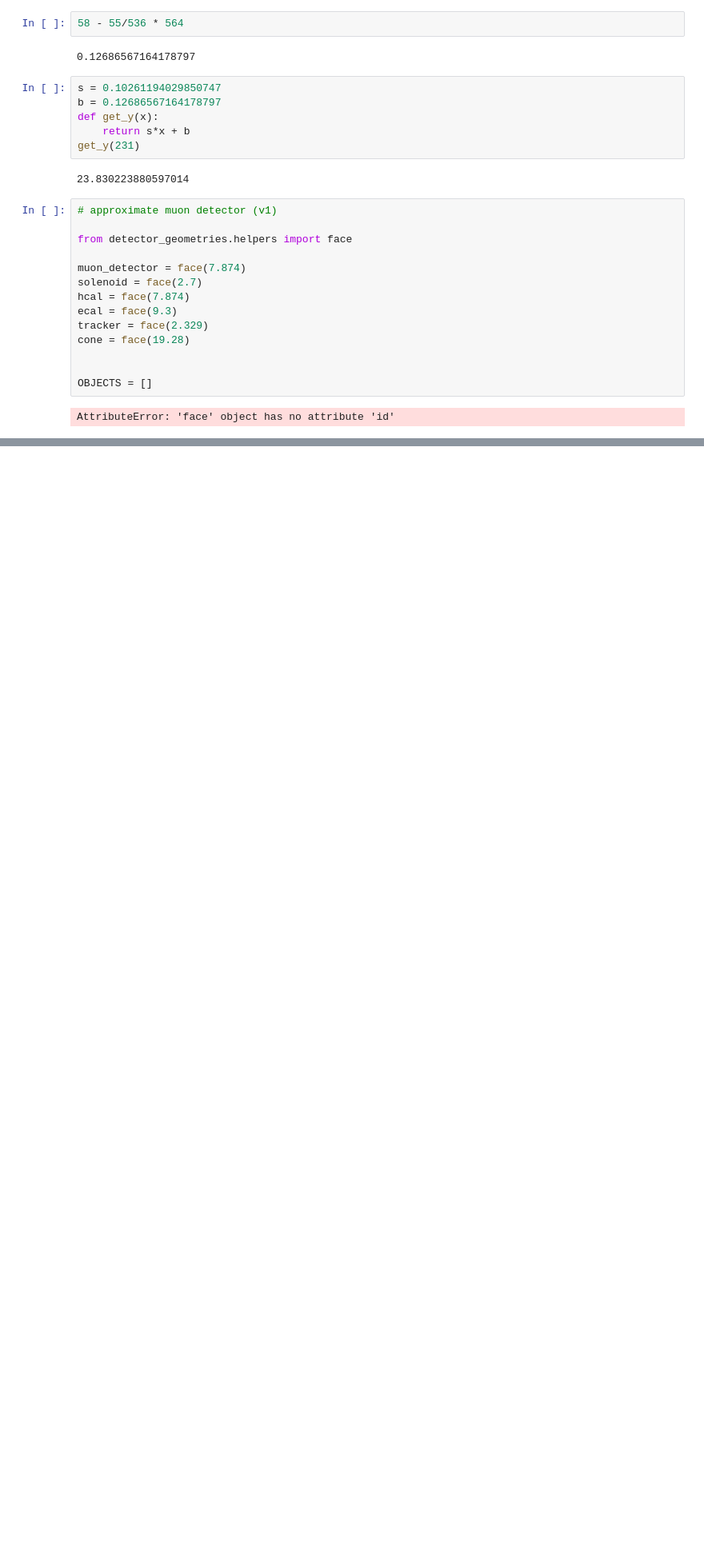
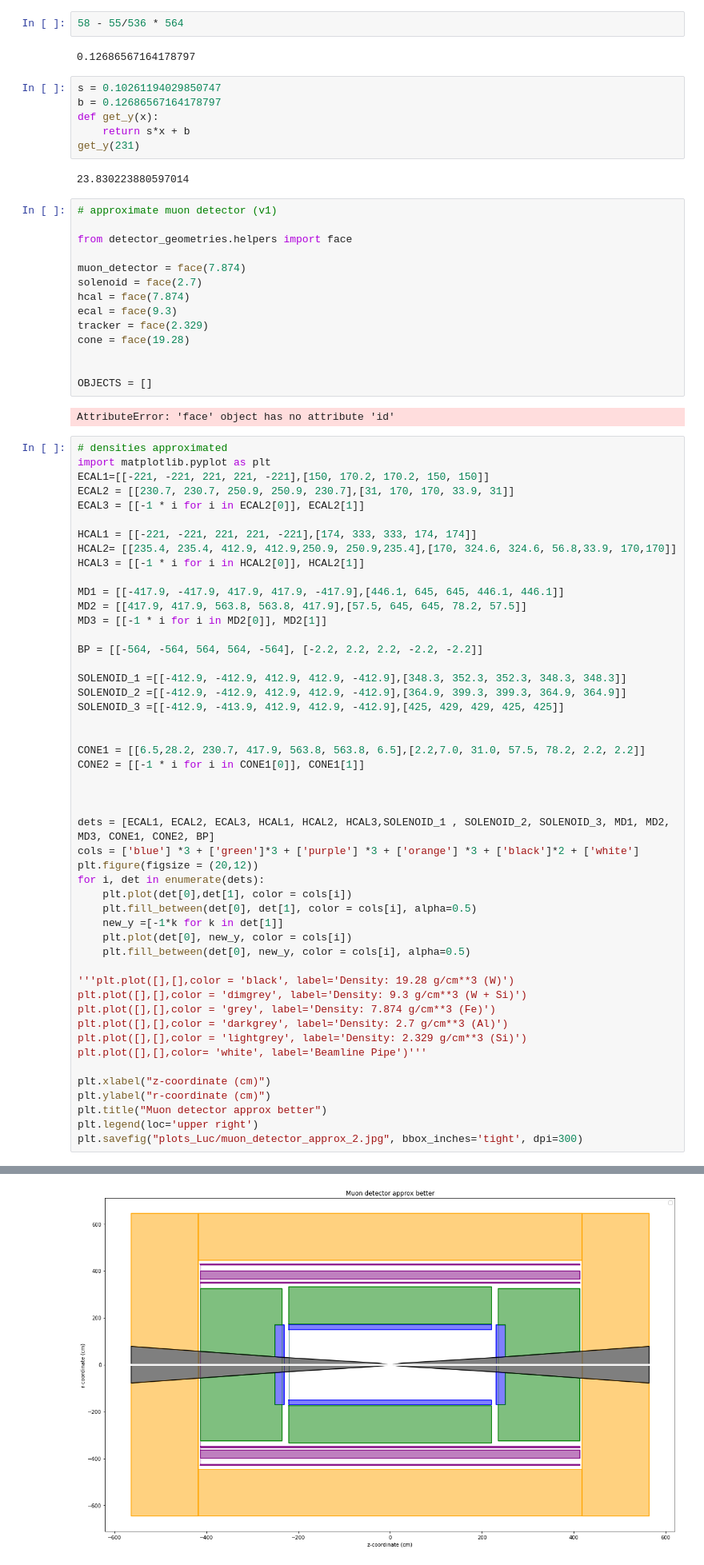
Before and after one commit to mhostert/BIN_MC, a Jupyter notebook: geometry.ipynb, the cells around one changed output, grey strips where cells are left out. Shown at 80% size. Drawn from its saved outputs; the diff is of its cells as text; blank space fills up the shorter version.

```diff
--- a/geometry.ipynb
+++ b/geometry.ipynb
@@ -243,3 +243,53 @@ OBJECTS = []
 # %%
 # %% [output]
 AttributeError: 'face' object has no attribute 'id'
+# %%
+# densities approximated
+import matplotlib.pyplot as plt
+ECAL1=[[-221, -221, 221, 221, -221],[150, 170.2, 170.2, 150, 150]]
+ECAL2 = [[230.7, 230.7, 250.9, 250.9, 230.7],[31, 170, 170, 33.9, 31]]
+ECAL3 = [[-1 * i for i in ECAL2[0]], ECAL2[1]]
+
+HCAL1 = [[-221, -221, 221, 221, -221],[174, 333, 333, 174, 174]]
+HCAL2= [[235.4, 235.4, 412.9, 412.9,250.9, 250.9,235.4],[170, 324.6, 324.6, 56.8,33.9, 170,170]]
+HCAL3 = [[-1 * i for i in HCAL2[0]], HCAL2[1]]
+
+MD1 = [[-417.9, -417.9, 417.9, 417.9, -417.9],[446.1, 645, 645, 446.1, 446.1]]
+MD2 = [[417.9, 417.9, 563.8, 563.8, 417.9],[57.5, 645, 645, 78.2, 57.5]]
+MD3 = [[-1 * i for i in MD2[0]], MD2[1]]
+
+BP = [[-564, -564, 564, 564, -564], [-2.2, 2.2, 2.2, -2.2, -2.2]]
+
+SOLENOID_1 =[[-412.9, -412.9, 412.9, 412.9, -412.9],[348.3, 352.3, 352.3, 348.3, 348.3]]
+SOLENOID_2 =[[-412.9, -412.9, 412.9, 412.9, -412.9],[364.9, 399.3, 399.3, 364.9, 364.9]]
+SOLENOID_3 =[[-412.9, -413.9, 412.9, 412.9, -412.9],[425, 429, 429, 425, 425]]
+
+
+CONE1 = [[6.5,28.2, 230.7, 417.9, 563.8, 563.8, 6.5],[2.2,7.0, 31.0, 57.5, 78.2, 2.2, 2.2]]
+CONE2 = [[-1 * i for i in CONE1[0]], CONE1[1]]
+
+
+
+dets = [ECAL1, ECAL2, ECAL3, HCAL1, HCAL2, HCAL3,SOLENOID_1 , SOLENOID_2, SOLENOID_3, MD1, MD2, MD3, CONE1, CONE2, BP]
+cols = ['blue'] *3 + ['green']*3 + ['purple'] *3 + ['orange'] *3 + ['black']*2 + ['white']
+plt.figure(figsize = (20,12))
+for i, det in enumerate(dets):
+    plt.plot(det[0],det[1], color = cols[i])
+    plt.fill_between(det[0], det[1], color = cols[i], alpha=0.5)
+    new_y =[-1*k for k in det[1]]
+    plt.plot(det[0], new_y, color = cols[i])
+    plt.fill_between(det[0], new_y, color = cols[i], alpha=0.5)
+
+'''plt.plot([],[],color = 'black', label='Density: 19.28 g/cm**3 (W)')
+plt.plot([],[],color = 'dimgrey', label='Density: 9.3 g/cm**3 (W + Si)')
+plt.plot([],[],color = 'grey', label='Density: 7.874 g/cm**3 (Fe)')
+plt.plot([],[],color = 'darkgrey', label='Density: 2.7 g/cm**3 (Al)')
+plt.plot([],[],color = 'lightgrey', label='Density: 2.329 g/cm**3 (Si)')
+plt.plot([],[],color= 'white', label='Beamline Pipe')'''
+
+plt.xlabel("z-coordinate (cm)")
+plt.ylabel("r-coordinate (cm)")
+plt.title("Muon detector approx better")
+plt.legend(loc='upper right')
+plt.savefig("plots_Luc/muon_detector_approx_2.jpg", bbox_inches='tight', dpi=300)
+# %% [output]
@@ -245,0 +297 @@ AttributeError: 'face' object has no attribute 'id'
+[figure, added]
```
Also changed, not shown: parts of 5 cells of this notebook, 47 other files.
